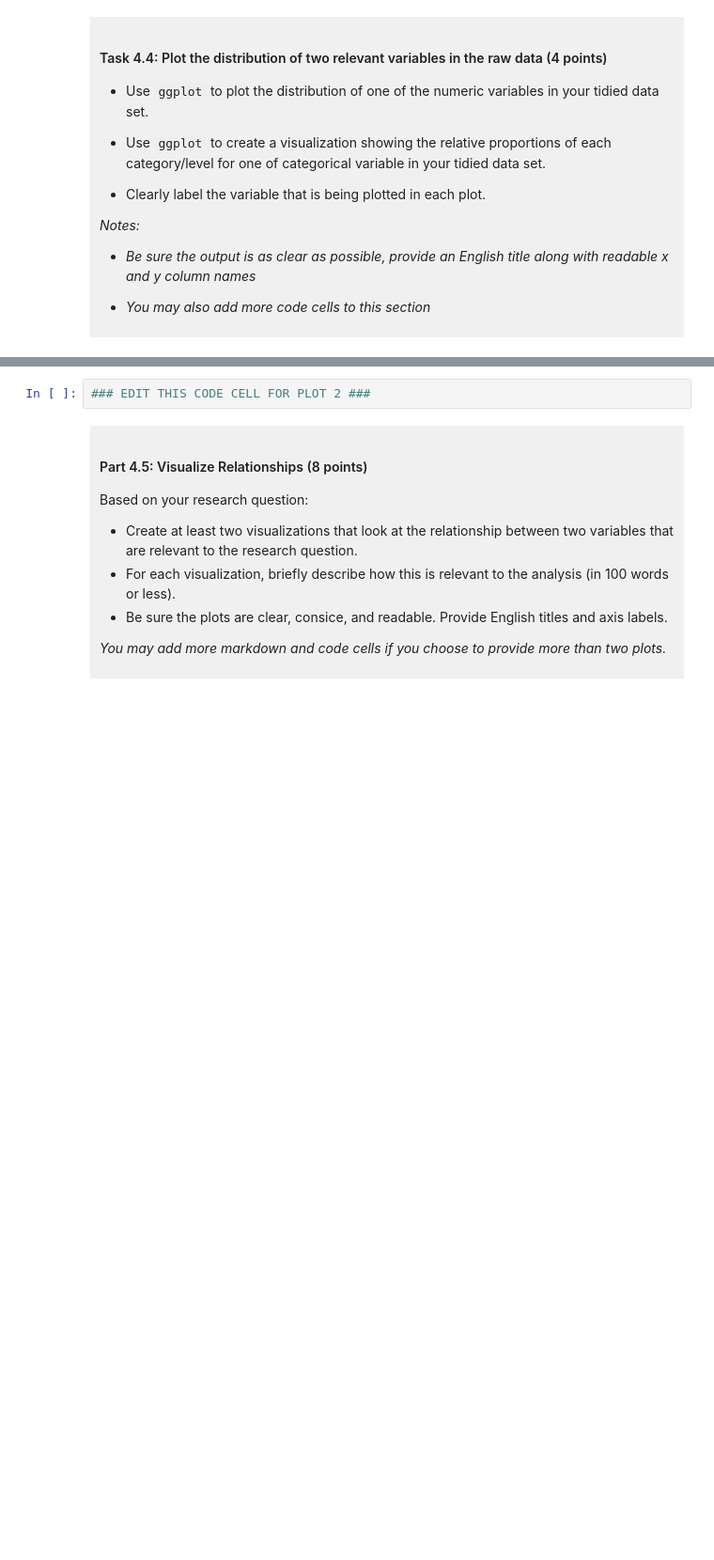
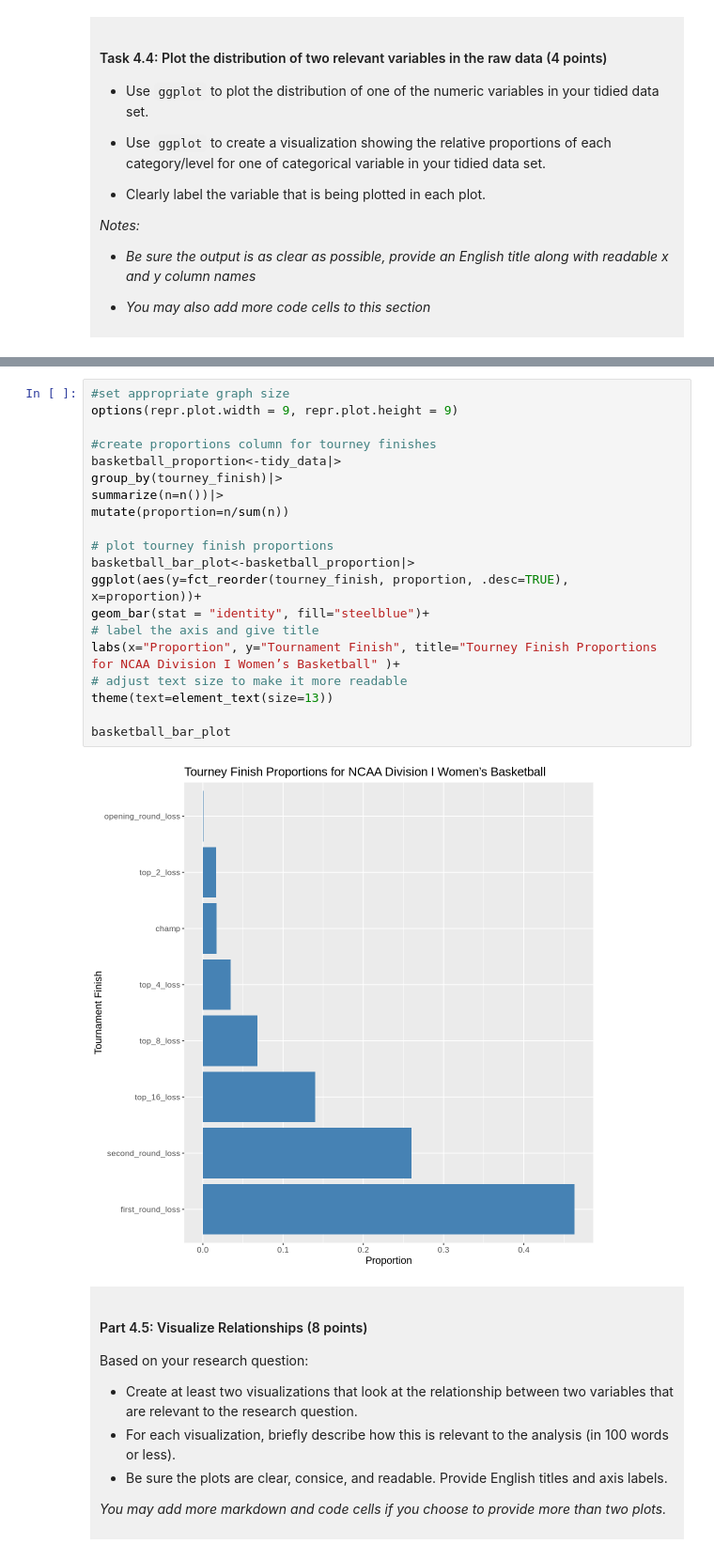
Before and after one commit to maryneufeld5/dsci-100-project-mary-neufeld, a Jupyter notebook: dsci-100-project-notebook.ipynb, the cells around one changed output, grey strips where cells are left out. Shown at 94% size. Cells and saved outputs as stored; diff of their text form; blank space fills up the shorter version.

```diff
--- a/dsci-100-project-notebook.ipynb
+++ b/dsci-100-project-notebook.ipynb
@@ -309,5 +364,25 @@ You will refine your research question (if needed) and produce a tidy data set.
 # %%
-### EDIT THIS CODE CELL FOR PLOT 2 ###
+#set appropriate graph size
+options(repr.plot.width = 9, repr.plot.height = 9)
+
+#create proportions column for tourney finishes
+basketball_proportion<-tidy_data|>
+group_by(tourney_finish)|>
+summarize(n=n())|>
+mutate(proportion=n/sum(n))
+
+# plot tourney finish proportions
+basketball_bar_plot<-basketball_proportion|>
+ggplot(aes(y=fct_reorder(tourney_finish, proportion, .desc=TRUE), x=proportion))+
+geom_bar(stat = "identity", fill="steelblue")+
+# label the axis and give title
+labs(x="Proportion", y="Tournament Finish", title="Tourney Finish Proportions for NCAA Division I Women’s Basketball" )+
+# adjust text size to make it more readable
+theme(text=element_text(size=13))
+
+basketball_bar_plot
+# %% [output]
+[figure, added]
 # %% [markdown]
 <div style="background-color: #f0f0f0; padding: 10px;">
 
```
Also changed, not shown: parts of 13 cells of this notebook.
